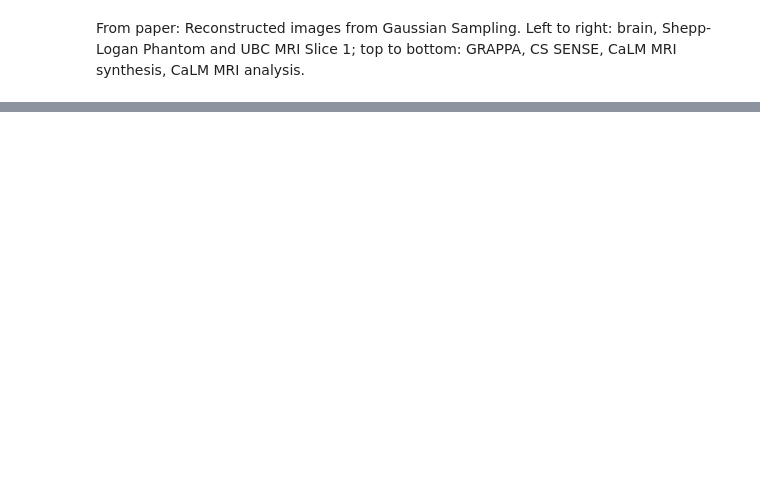
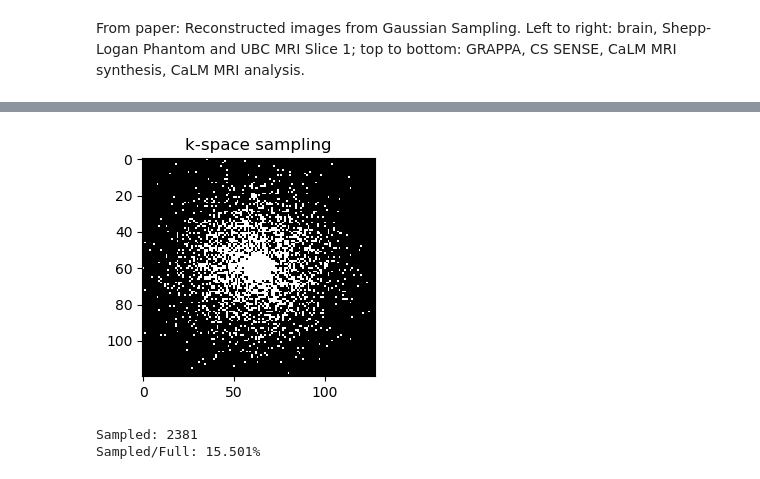
Before and after one commit to claudioverdun/MRI_lectures, a Jupyter notebook: notebooks/CaLM.ipynb, the cells around one changed output, grey strips where cells are left out. Cells and saved outputs as stored; diff of their text form; code cells hidden in the pictures; blank space fills up the shorter version.

```diff
--- a/notebooks/CaLM.ipynb
+++ b/notebooks/CaLM.ipynb
@@ -114,0 +283,45 @@ where $Y = \begin{bmatrix}y_1 & \cdots & y_C\end{bmatrix}$, and X is constrained
+# %%
+## Simulate k-space sampling
+# Number of samples
+samp = 3000
+
+# Indices of samples (possibly duplicated coordinates here)
+ind = hcat(sampling(height),sampling(width));
+
+# Intialise sampling matrix
+P_Omega = zeros(height,width);
+
+# Create mask for sampling middle of k-space
+x = range(-height/2, height/2, length = height);
+y = range(-width/2, width/2, length = width)';
+mask = sqrt.(x.^2 .+ y.^2).< sqrt((height+width)/4);
+P_Omega[mask] .= 1
+
+# Finish sampling matrix
+for i = 1: samp
+    P_Omega[ind[i,1],ind[i,2]] = Int(1)
+end
+
+## Different sampling for each coil
+# for j = 2:C
+#     P =zeros(height,width);
+#     P[mask] .= 1
+#     # Indices of samples (possibly duplicated coordinates here)
+#     ind = hcat(sampling(height),sampling(width));
+#     for i = 1: samp
+#         P[ind[i,1],ind[i,2]] = Int(1)
+#     end
+#     P_Omega = [P_Omega P]
+# end
+# P_Omega = reshape(P_Omega, height, width, C)
+
+figure(figsize=(3,3))
+imshow(P_Omega, cmap = "gray")
+title("k-space sampling");
+
+println("Sampled: ", sum(P_Omega .> 0));
+println("Sampled/Full: ", round(sum(P_Omega .> 0)/(height*width)*100, digits = 3), "%");
+# %% [output]
+[figure, added]
+Sampled: 2381
+Sampled/Full: 15.501%
```
Also changed, not shown: parts of 21 cells of this notebook.
